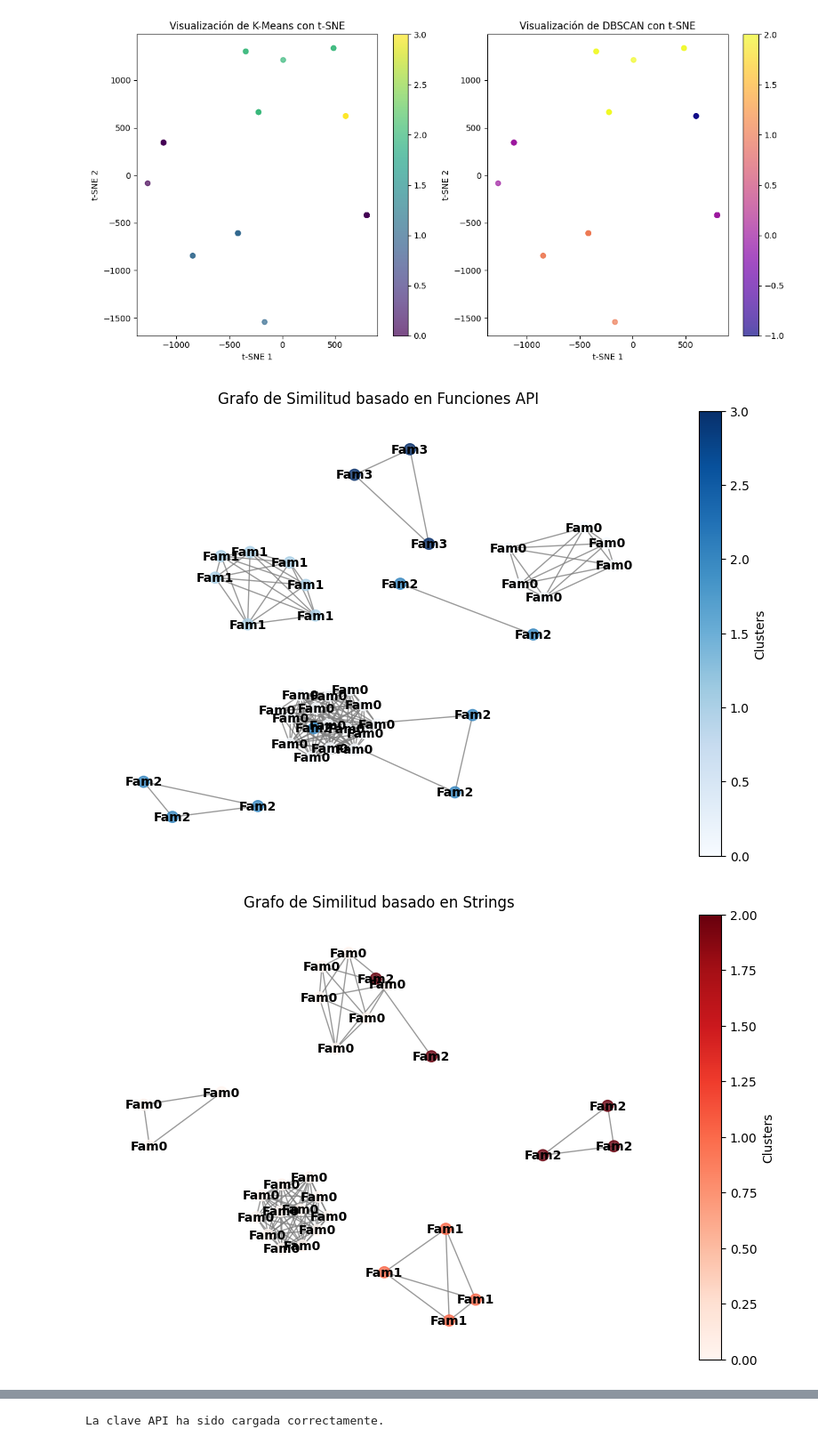
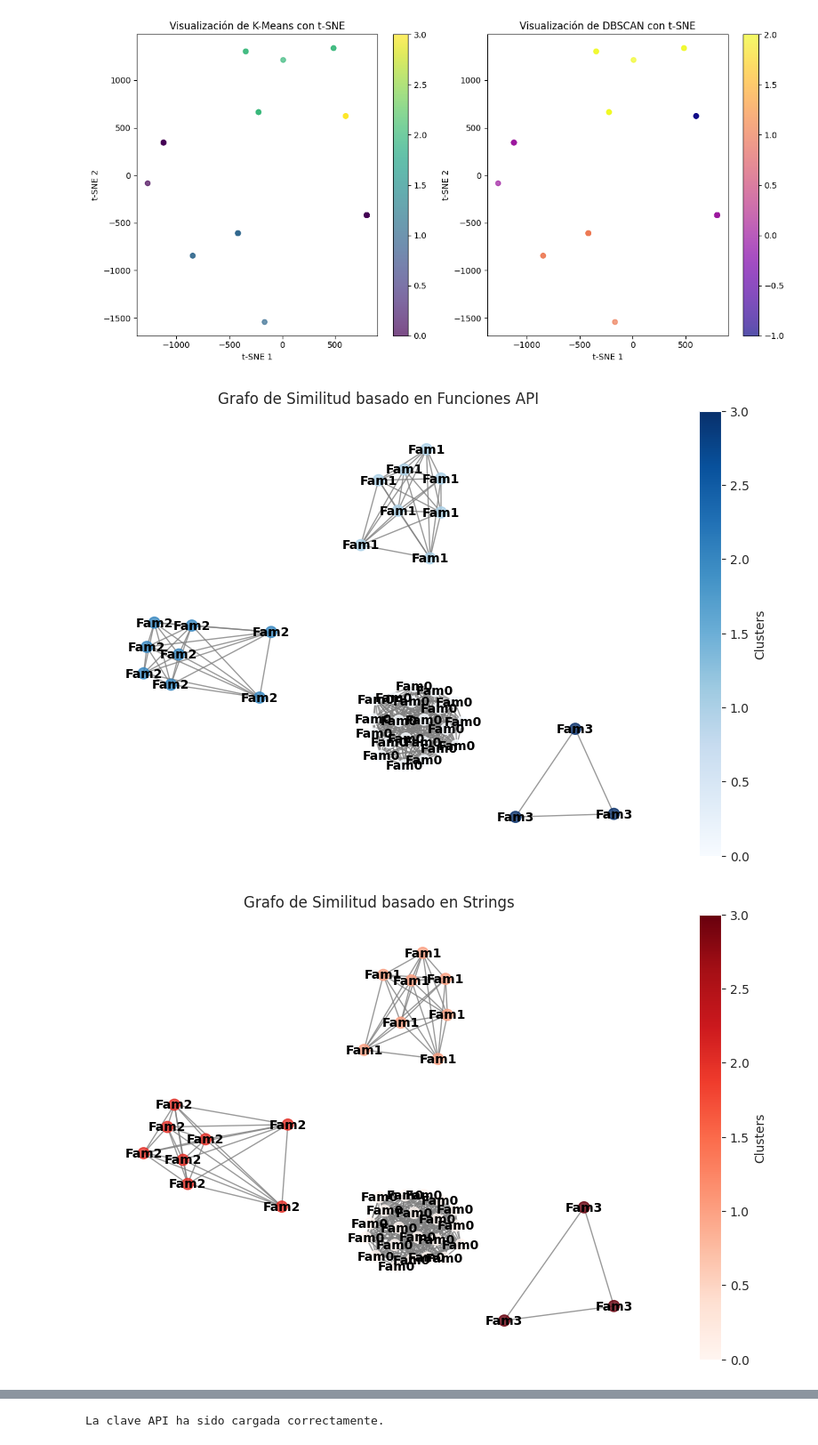
Before and after one commit to Overlord-slayer/Security_DS, a Jupyter notebook: lab4/lab4.ipynb, the cells around one changed output, grey strips where cells are left out. Shown at 89% size. Cells and saved outputs as stored; diff of their text form; code cells hidden in the pictures.

```diff
--- a/lab4/lab4.ipynb
+++ b/lab4/lab4.ipynb
@@ -347,14 +347,14 @@ for i in range(len(df)):
 G_functions = nx.Graph()
 for i in range(len(df)):
     for j in range(i+1, len(df)):
-        if functions_jaccard[i, j] > 0.9:  # Umbral de similitud
+        if functions_jaccard[i, j] > 0.3:  # Umbral de similitud
             G_functions.add_edge(df.loc[i, "Hash"], df.loc[j, "Hash"], weight=functions_jaccard[i, j])
 
 # Grafo de similitud basado en Strings
 G_strings = nx.Graph()
 for i in range(len(df)):
     for j in range(i+1, len(df)):
-        if strings_jaccard[i, j] > 0.9:  # Umbral de similitud
+        if strings_jaccard[i, j] > 0.3:  # Umbral de similitud
             G_strings.add_edge(df.loc[i, "Hash"], df.loc[j, "Hash"], weight=strings_jaccard[i, j])
 
 # Función de dibujo del grafo con diferenciación de funciones API y strings
@@ -376,37 +376,37 @@ def draw_graph(graph, title, df, clusters, filename, graph_type):
     # Dibujar el grafo
     nx.draw(graph, pos, with_labels=False, node_size=80, node_color=node_colors, cmap=node_color_map, alpha=0.8, edge_color='gray')
 
     # Etiquetas de los nodos con las familias
     labels = {node: f"Fam{clusters[df[df['Hash'] == node].index[0]]}" for node in graph.nodes}
     nx.draw_networkx_labels(graph, pos, labels, font_size=10, font_color="black", font_weight="bold", verticalalignment="center")
 
     # Colorbar
     norm = mcolors.Normalize(vmin=min(node_colors), vmax=max(node_colors))
     sm = cm.ScalarMappable(cmap=node_color_map, norm=norm)
     sm.set_array([])
     plt.colorbar(sm, ax=plt.gca(), label="Clusters")
 
     # Título y leyenda
     plt.title(title)
 
     # Guardar el gráfico como archivo .png
     plt.savefig(filename, format='PNG', bbox_inches='tight')
     plt.close()  # Cerrar la figura
 
     # Mostrar el gráfico
     plt.figure(figsize=(8, 5))
     nx.draw(graph, pos, with_labels=False, node_size=80, node_color=node_colors, cmap=node_color_map, alpha=0.8, edge_color='gray')
     nx.draw_networkx_labels(graph, pos, labels, font_size=10, font_color="black", font_weight="bold", verticalalignment="center")
     plt.colorbar(sm, ax=plt.gca(), label="Clusters")
     plt.title(title)
     plt.show()
 
 # Dibujar los grafos con diferencias visuales
-draw_graph(G_functions, "Grafo de Similitud basado en Funciones API", df, df["KMeans_Cluster"], "grafo_similitud_funciones_api.png", "functions")
-draw_graph(G_strings, "Grafo de Similitud basado en Strings", df, df["KMeans_Cluster"], "grafo_similitud_strings.png", "strings")
+draw_graph(G_functions, "Grafo de Similitud basado en Funciones API", df, df["KMeans_Cluster"], "grafo_similitud_funciones_api_3.png", "functions")
+draw_graph(G_strings, "Grafo de Similitud basado en Strings", df, df["KMeans_Cluster"], "grafo_similitud_strings_3.png", "strings")
 # %% [output]
-[figure, old version]
+[figure, new version]
-[figure, old version]
+[figure, new version]
 # %%
 import os
 import pefile
```
Also changed, not shown: parts of 2 cells of this notebook, 1 other file.
